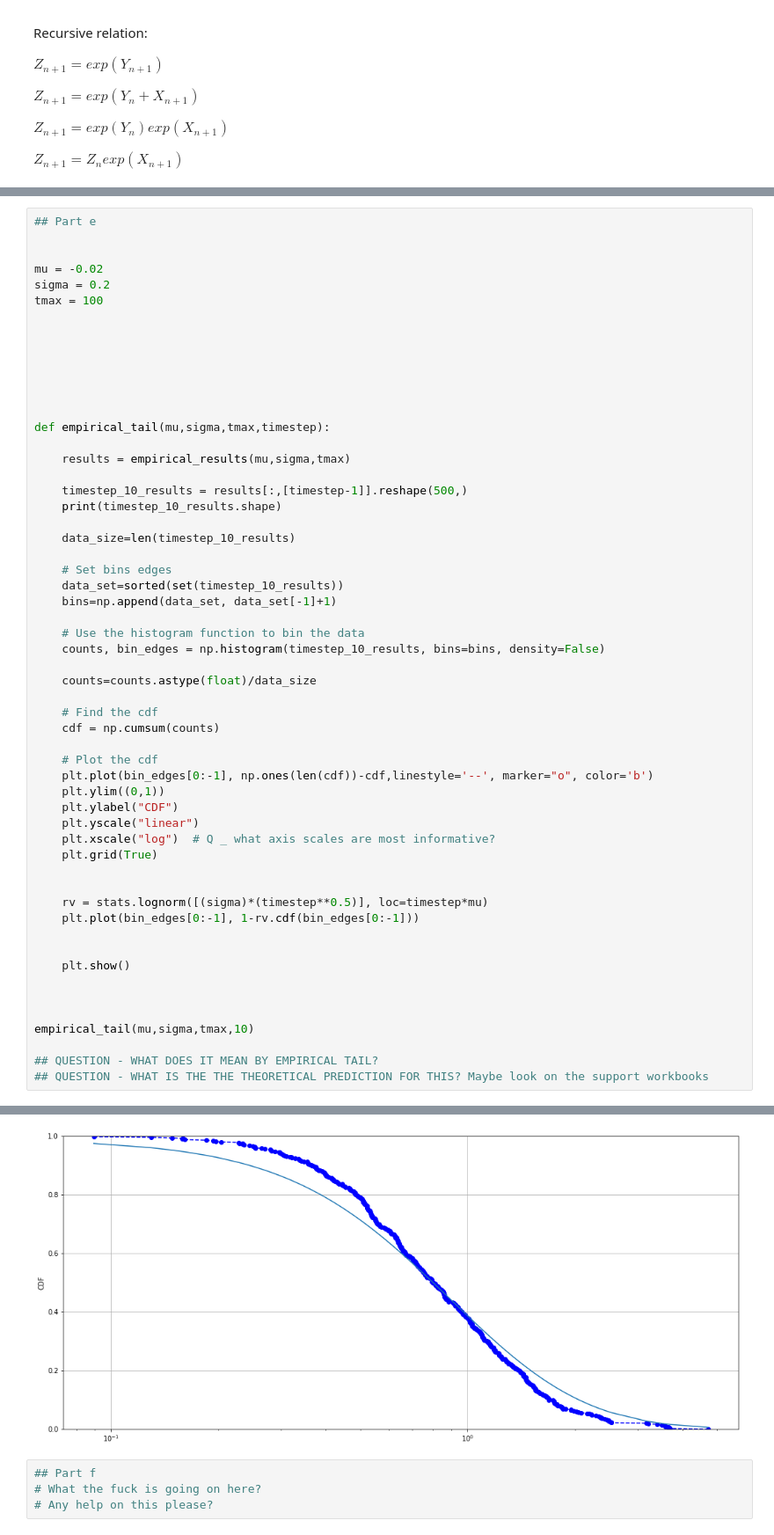
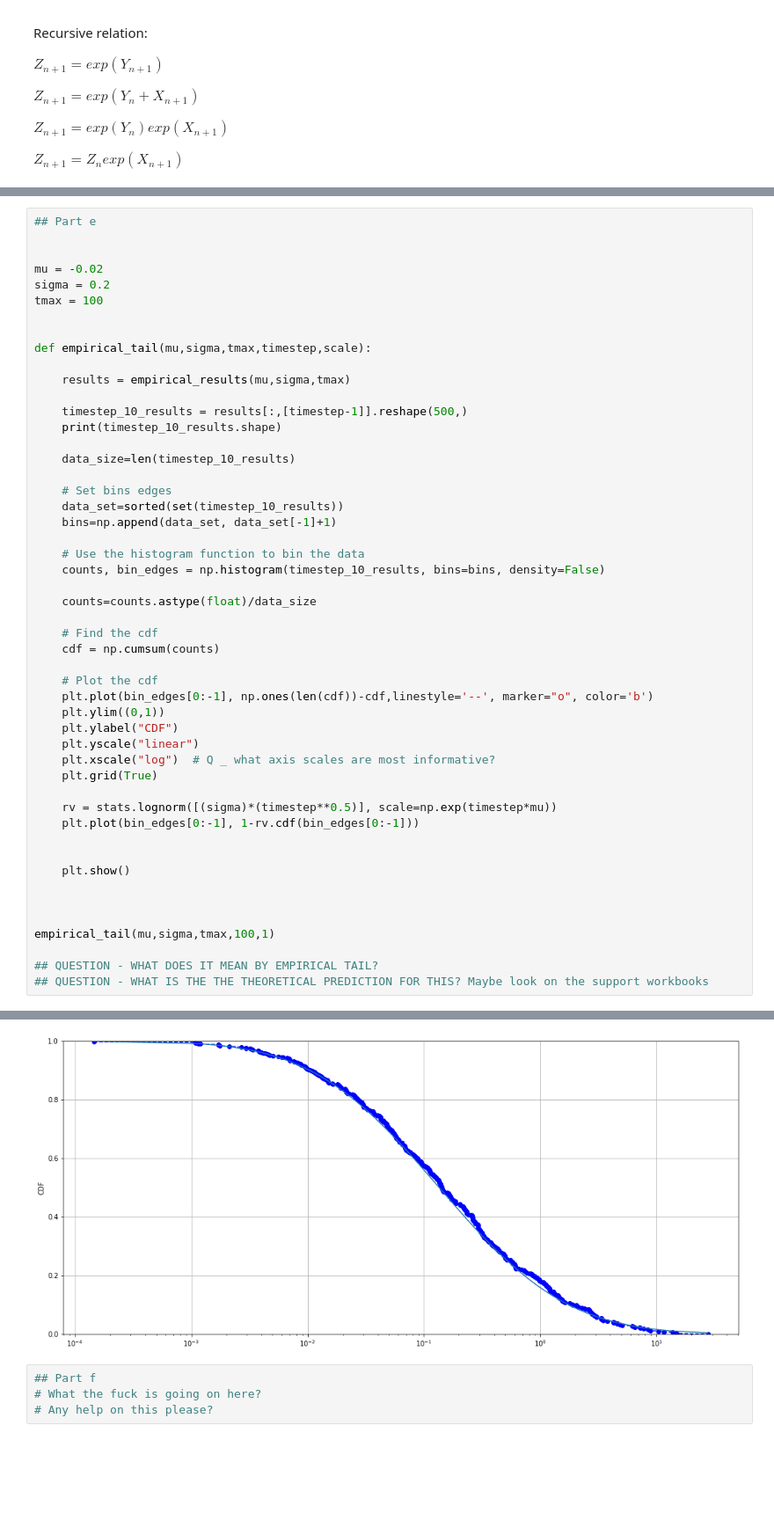
Before and after one commit to chasmani/networks_and_random_processes, a Jupyter notebook: Problem Sheet 1 Answers.ipynb, the cells around one changed output, grey strips where cells are left out. Shown: that part at 88% size. Drawn from its saved outputs; the diff is of its cells as text; blank space fills up the shorter version.

Commit message:
Epirical tail works at 10 and 100 timesteps

```diff
--- a/Problem Sheet 1 Answers.ipynb
+++ b/Problem Sheet 1 Answers.ipynb
@@ -468,12 +484,7 @@ sigma = 0.2
 tmax = 100
 
 
-
-
-
-
-
-def empirical_tail(mu,sigma,tmax,timestep):
+def empirical_tail(mu,sigma,tmax,timestep,scale):
 
     results = empirical_results(mu,sigma,tmax)
 
@@ -487,37 +498,36 @@ def empirical_tail(mu,sigma,tmax,timestep):
     bins=np.append(data_set, data_set[-1]+1)
 
     # Use the histogram function to bin the data
     counts, bin_edges = np.histogram(timestep_10_results, bins=bins, density=False)
 
     counts=counts.astype(float)/data_size
 
     # Find the cdf
     cdf = np.cumsum(counts)
 
     # Plot the cdf
     plt.plot(bin_edges[0:-1], np.ones(len(cdf))-cdf,linestyle='--', marker="o", color='b')
     plt.ylim((0,1))
     plt.ylabel("CDF")
     plt.yscale("linear")
     plt.xscale("log")  # Q _ what axis scales are most informative?
     plt.grid(True)
 
-
-    rv = stats.lognorm([(sigma)*(timestep**0.5)], loc=timestep*mu)
+    rv = stats.lognorm([(sigma)*(timestep**0.5)], scale=np.exp(timestep*mu))
     plt.plot(bin_edges[0:-1], 1-rv.cdf(bin_edges[0:-1]))
 
 
     plt.show()
 
 
 
-empirical_tail(mu,sigma,tmax,10)
+empirical_tail(mu,sigma,tmax,100,1)
 
 ## QUESTION - WHAT DOES IT MEAN BY EMPIRICAL TAIL?
 ## QUESTION - WHAT IS THE THE THEORETICAL PREDICTION FOR THIS? Maybe look on the support workbooks
 # %% [output]
 (500,)
-[figure, old version]
+[figure, new version]
 # %%
 ## Part f
 # What the fuck is going on here?
```
Also changed, not shown: parts of 1 cell of this notebook.
